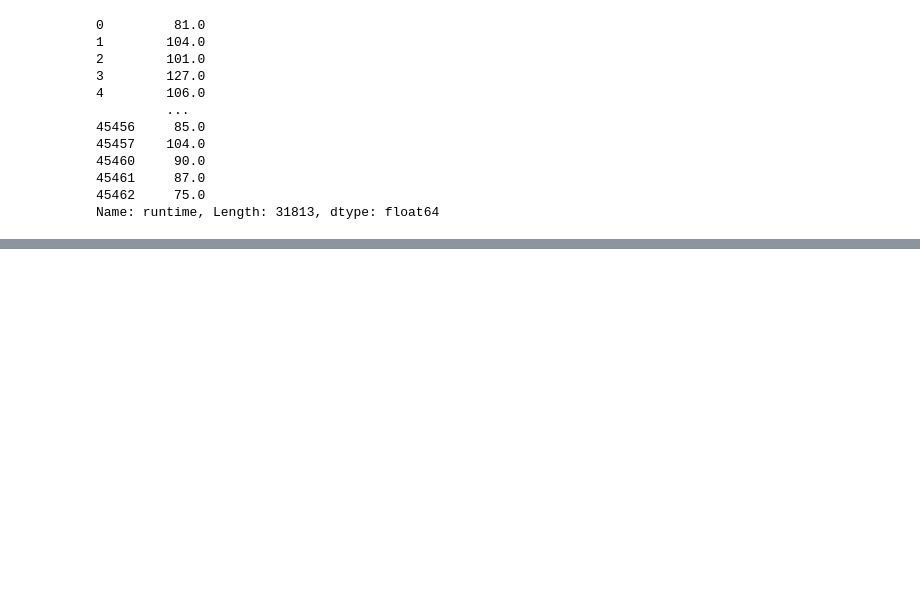
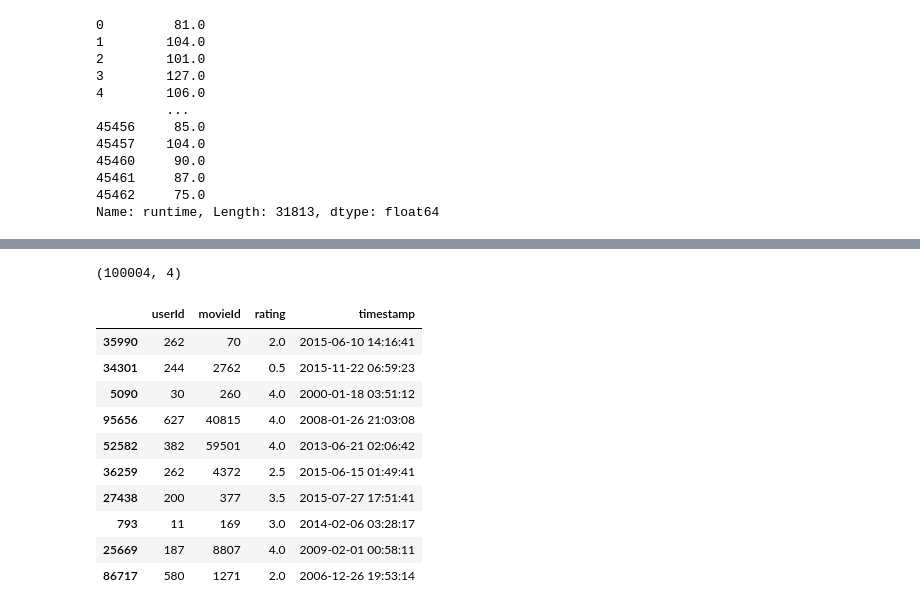
Before and after one commit to TurmaeUrsorum/Data_Science, a Jupyter notebook: 13. Project: Feature Engineering in Movie Analytics/feature_enginerring.ipynb, the cells around one changed output, grey strips where cells are left out. Cells and saved outputs as stored; diff of their text form; code cells hidden in the pictures; blank space fills up the shorter version.

```diff
--- a/13. Project: Feature Engineering in Movie Analytics/feature_enginerring.ipynb
+++ b/13. Project: Feature Engineering in Movie Analytics/feature_enginerring.ipynb
@@ -417,0 +432,4 @@ Name: runtime, Length: 31813, dtype: float64
+# %%
+rating.shape
+# %% [output]
+(100004, 4)
@@ -417,0 +438,14 @@ Name: runtime, Length: 31813, dtype: float64
+# %%
+rating.sample(10)
+# %% [output]
+|  | userId | movieId | rating | timestamp |
+| 35990 | 262 | 70 | 2.0 | 2015-06-10 14:16:41 |
+| 34301 | 244 | 2762 | 0.5 | 2015-11-22 06:59:23 |
+| 5090 | 30 | 260 | 4.0 | 2000-01-18 03:51:12 |
+| 95656 | 627 | 40815 | 4.0 | 2008-01-26 21:03:08 |
+| 52582 | 382 | 59501 | 4.0 | 2013-06-21 02:06:42 |
+| 36259 | 262 | 4372 | 2.5 | 2015-06-15 01:49:41 |
+| 27438 | 200 | 377 | 3.5 | 2015-07-27 17:51:41 |
+| 793 | 11 | 169 | 3.0 | 2014-02-06 03:28:17 |
+| 25669 | 187 | 8807 | 4.0 | 2009-02-01 00:58:11 |
+| 86717 | 580 | 1271 | 2.0 | 2006-12-26 19:53:14 |
```
Also changed, not shown: parts of 23 cells of this notebook.
